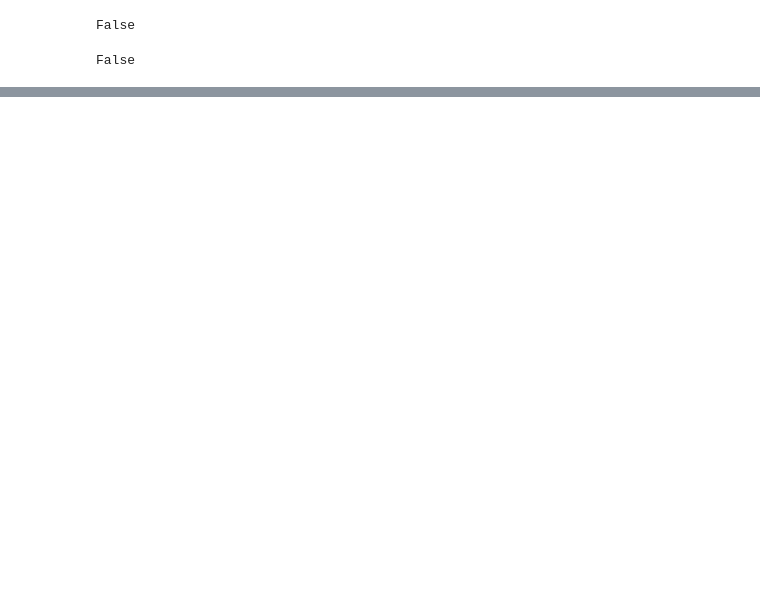
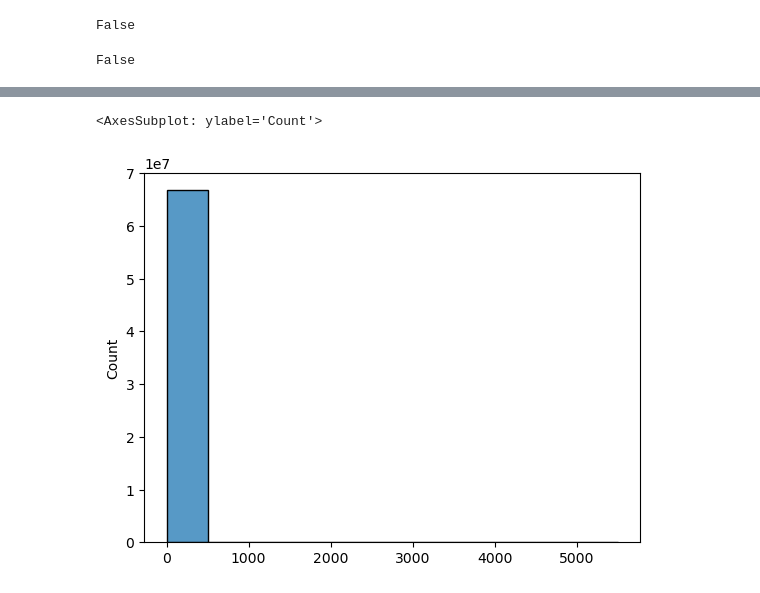
Before and after one commit to geohai/urban-neighborhood-graph-representations, a Jupyter notebook: dataset/safegraph/3_normalize.ipynb, the cells around one changed output, grey strips where cells are left out. Cells and saved outputs as stored; diff of their text form; code cells hidden in the pictures; blank space fills up the shorter version.

```diff
--- a/dataset/safegraph/3_normalize.ipynb
+++ b/dataset/safegraph/3_normalize.ipynb
@@ -215,0 +341,3 @@ KeyError: '09013533103'
+# %%
+all_values = normalized.flatten()
+mean_values_per_tract = normalized.mean(axis=1)
@@ -215,0 +349,5 @@ KeyError: '09013533103'
+# %%
+sns.histplot(all_values, binwidth=500)
+# %% [output]
+<AxesSubplot: ylabel='Count'>
+[figure, added]
```
Also changed, not shown: parts of 49 cells of this notebook, 11 other files.
